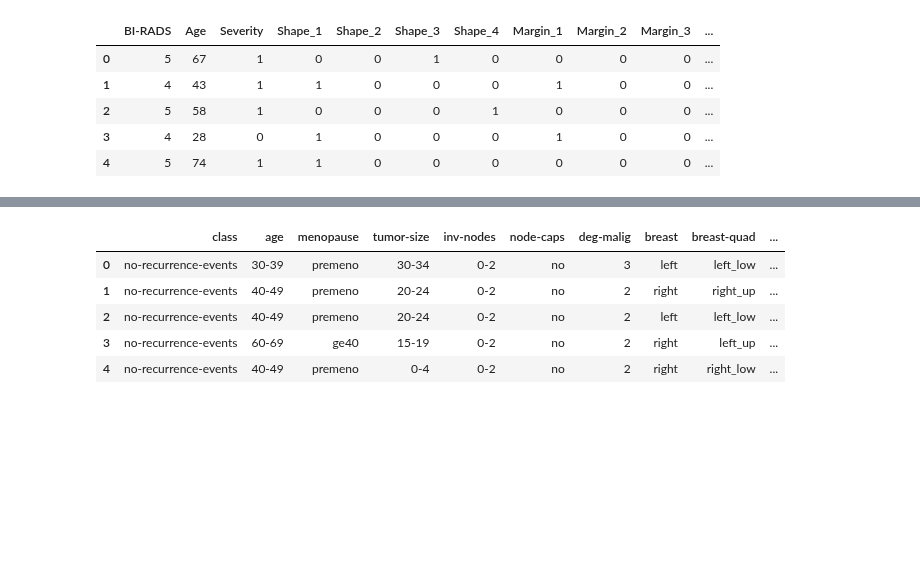
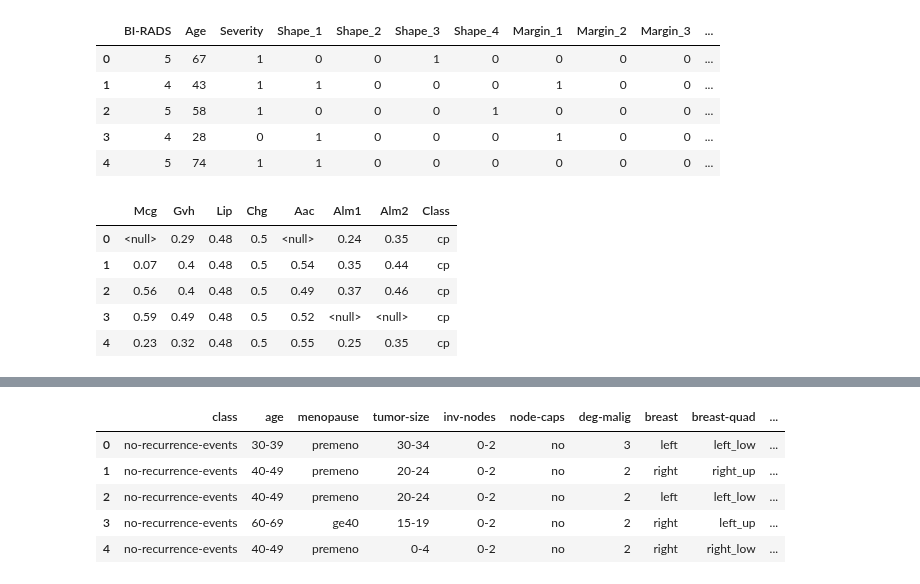
Before and after one commit to Bianca008/IDS_Lixandru_Pepene, a Jupyter notebook: Laborator6.ipynb, the cells around one changed output, grey strips where cells are left out. Drawn from its saved outputs; the diff is of its cells as text; code cells hidden in the pictures; blank space fills up the shorter version.

Commit message:
Added new data set.

```diff
--- a/Laborator6.ipynb
+++ b/Laborator6.ipynb
@@ -193,3 +193,16 @@ df_mammographics.head()
 | 2 | 5 | 58 | 1 | 0 | 0 | 0 | 1 | 0 | 0 | 0 | ... |
 | 3 | 4 | 28 | 0 | 1 | 0 | 0 | 0 | 1 | 0 | 0 | ... |
 | 4 | 5 | 74 | 1 | 1 | 0 | 0 | 0 | 0 | 0 | 0 | ... |
+# %%
+names_ecoli = ['Mcg', 'Gvh', 'Lip', 'Chg', 'Aac', 'Alm1', 'Alm2', 'Class']
+
+df_ecoli = pd.read_csv('./data/ecoli/ecoli.csv', names = names_ecoli)
+
+df_ecoli.head()
+# %% [output]
+|  | Mcg | Gvh | Lip | Chg | Aac | Alm1 | Alm2 | Class |
+| 0 | <null> | 0.29 | 0.48 | 0.5 | <null> | 0.24 | 0.35 | cp |
+| 1 | 0.07 | 0.4 | 0.48 | 0.5 | 0.54 | 0.35 | 0.44 | cp |
+| 2 | 0.56 | 0.4 | 0.48 | 0.5 | 0.49 | 0.37 | 0.46 | cp |
+| 3 | 0.59 | 0.49 | 0.48 | 0.5 | 0.52 | <null> | <null> | cp |
+| 4 | 0.23 | 0.32 | 0.48 | 0.5 | 0.55 | 0.25 | 0.35 | cp |
```
Also changed, not shown: parts of 42 cells of this notebook, 13 other files.
